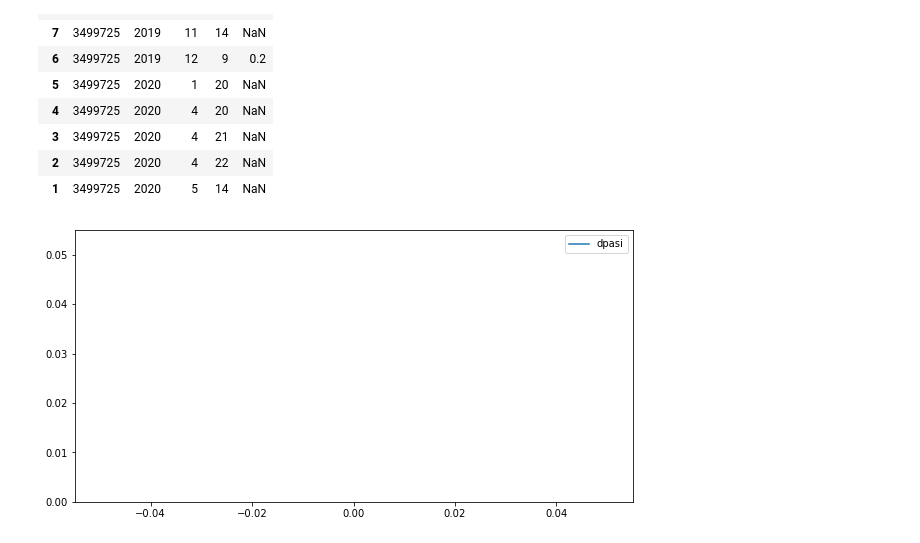
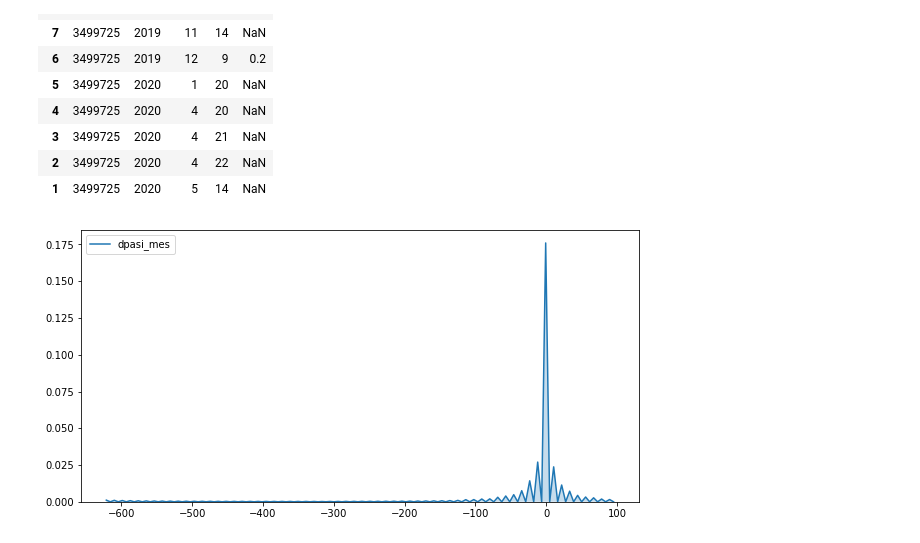
Before and after one commit to mavalderrama/helpharma, a Jupyter notebook: notebooks/analisis_JPDP.ipynb, the cells around one changed output. Drawn from its saved outputs; the diff is of its cells as text; code cells hidden in the pictures.

```diff
--- a/notebooks/analisis_JPDP.ipynb
+++ b/notebooks/analisis_JPDP.ipynb
@@ -95,7 +109,7 @@ varsY = ["pasi"]
 # %% [markdown]
 df2 tiene solamente los datos de las columnas seleccionadas
 # %%
-sel = ["id","ano","mes","dia"]
+sel = ["id","ano","mes","dia","sexo_paciente"]
 for v in varsX:
     sel.append(v)
     print(v)
@@ -148,12 +162,20 @@ terapia sistemica de primera linea -> tratamiento activo
 - df4 tiene a df3_0 y df3_1 así como la estimación de cambio de pasi
 # %%
 df2.sort_values(by=["ano","mes","dia"],inplace = True)
+
 df3_0 = df2[df2["id"]==ids[0]].reset_index().fillna( method ='ffill')
+
 df3_1 = df3_0.shift(periods=1)
+
 for id in ids[1:]:
     df2_id = df2[df2["id"]==id].reset_index().fillna( method ='ffill')
-    df3_0 = df3_0.append(df2_id, ignore_index=True)
-    df3_1 = df3_1.append(df2_id.shift(periods=1), ignore_index=True)
+    df3_0 = pd.concat([df3_0, df2_id],
+                      axis=0, join='outer', ignore_index=False)
+    df3_1 = pd.concat([df3_1, df2_id.shift(periods=1)],
+                      axis=0, join='outer', ignore_index=False)
+
+    #df3_0 = df3_0.append(df2_id, ignore_index=True)
+    #df3_1 = df3_1.append(df2_id.shift(periods=1), ignore_index=True)
 df3_0.drop('index', axis=1, inplace=True)
 df3_1.drop('index', axis=1, inplace=True)
 
@@ -162,8 +184,6 @@ for c in cols:
 df3_1.columns
 df3_1.drop('id_1', axis=1, inplace=True)
 df3_1.drop('sexo_paciente_1', axis=1, inplace=True)
-df4 = pd.concat([df3_0, df3_1], axis=1)
-df4["dpasi"] = df4["pasi"]-df4["pasi_1"]
 # %% [output]
 A value is trying to be set on a copy of a slice from a DataFrame
 
@@ -181,0 +204,12 @@ sns.clustermap(df4[["dpasi","pasi","dlqi","pga","imc","bsa","edad","eritema","en
+# %%
+df4 = pd.concat([df3_0, df3_1], axis=1)
+
+df4["fecha_dec"] =   df4["ano"]   + (1/12)*df4["mes"]   + (1/365)*df4["dia"]
+df4["fecha_dec_1"] = df4["ano_1"] + (1/12)*df4["mes_1"] + (1/365)*df4["dia_1"]
+df4["meses_desde_consulta"] = 12*(df4["fecha_dec"] - df4["fecha_dec_1"])
+
+df4["dpasi"] = df4["pasi"] - df4["pasi_1"]
+df4["dpasi_mes"] = df4["dpasi"] / df4["meses_desde_consulta"]
+# %%
+df5 = df4.drop('pasi', axis=1).merge(df[['id', 'ano', 'mes', 'dia', 'pasi']], how = 'left',
+                on = ['id', 'ano', 'mes', 'dia'])
@@ -225,6 +344,6 @@ df2[df2["id"]==3499725][["id","ano","mes","dia","pasi"]]
 | 1 | 3499725 | 2020 | 5 | 14 | NaN |
 # %%
 fig, ax = plt.subplots(nrows=1, ncols=1,figsize=(10,5))
-sns.kdeplot(df4.dropna()["dpasi"], shade=True,ax = ax);
+sns.kdeplot(df5["dpasi_mes"], shade=True,ax = ax);
 # %% [output]
-[figure, old version]
+[figure, new version]
```
Also changed, not shown: parts of 29 cells of this notebook.
